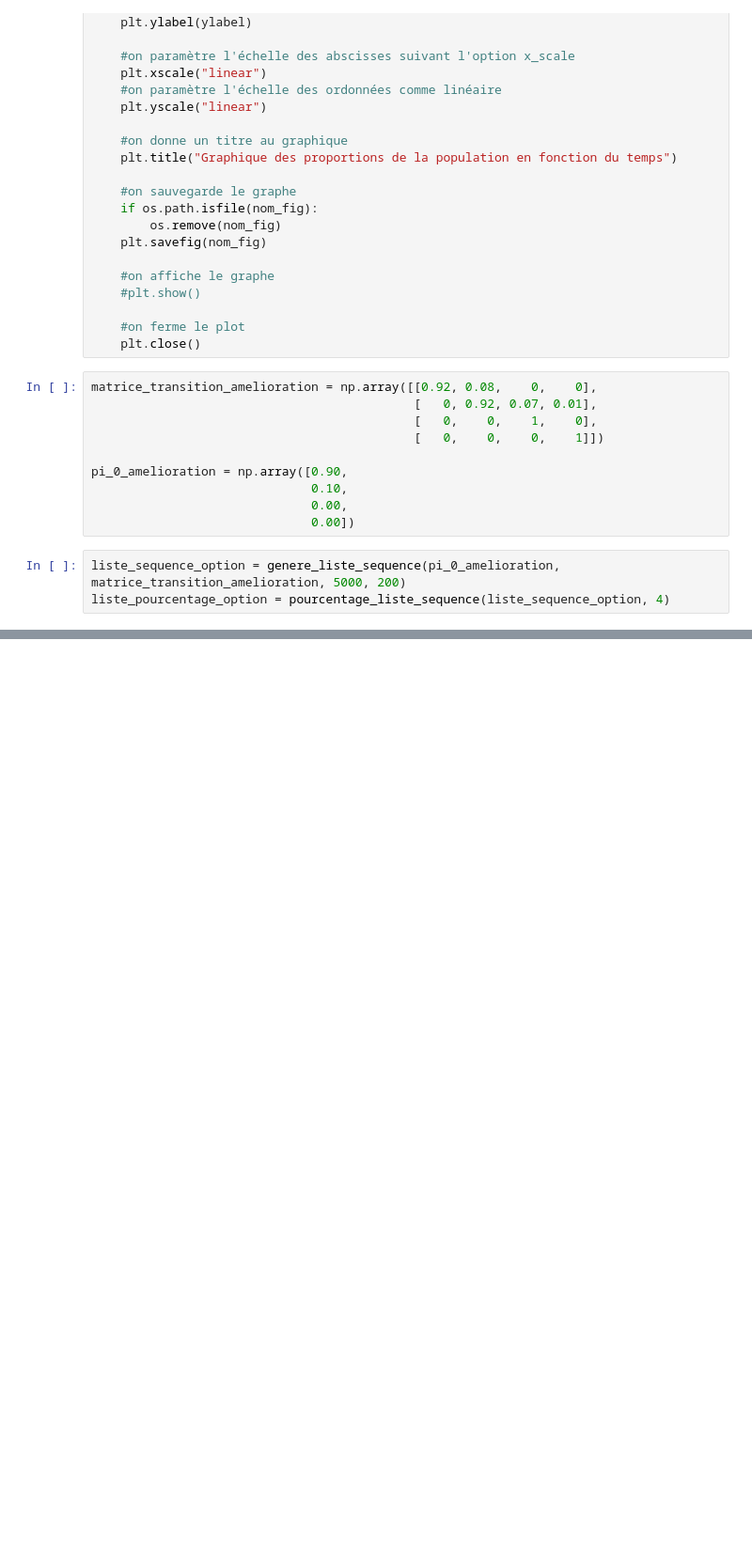
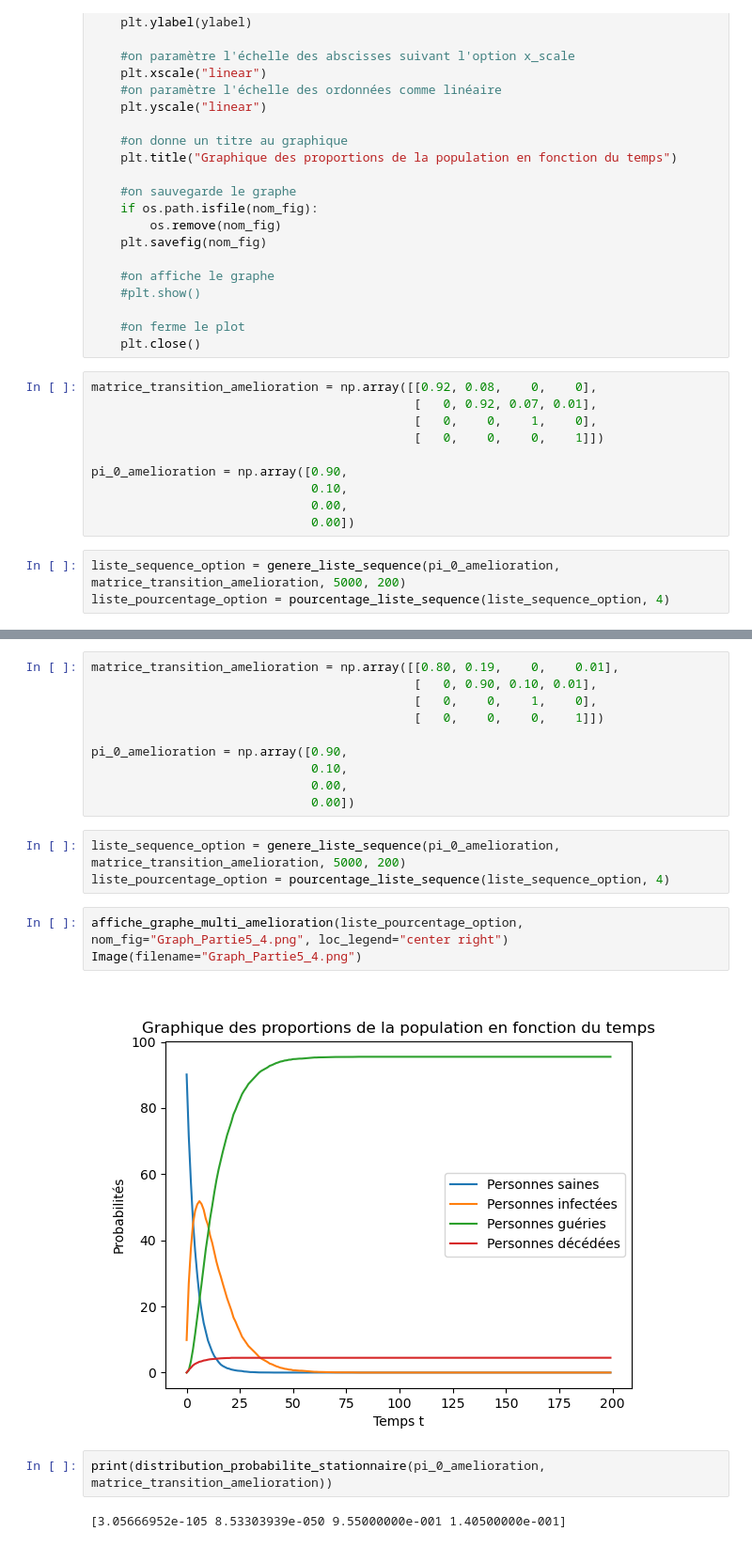
Before and after one commit to Lolikyu/Projet-3-LU3IN005-Stats, a Jupyter notebook: Rapport Projet 3 - YAZID MARSELOO.ipynb, the cells around one changed output, grey strips where cells are left out. Shown at 94% size. Saved outputs shown, nothing was run; the diff lists cells and outputs as text; blank space fills up the shorter version.

```diff
--- a/Rapport Projet 3 - YAZID MARSELOO.ipynb
+++ b/Rapport Projet 3 - YAZID MARSELOO.ipynb
@@ -1855,0 +1810,22 @@ Image(filename="Graph_Partie5.png")
+# %%
+matrice_transition_amelioration = np.array([[0.80, 0.19,    0,    0.01],
+                                            [   0, 0.90, 0.10, 0.01],
+                                            [   0,    0,    1,    0],
+                                            [   0,    0,    0,    1]])
+
+pi_0_amelioration = np.array([0.90,
+                              0.10,
+                              0.00,
+                              0.00])
+# %%
+liste_sequence_option = genere_liste_sequence(pi_0_amelioration, matrice_transition_amelioration, 5000, 200)
+liste_pourcentage_option = pourcentage_liste_sequence(liste_sequence_option, 4)
+# %%
+affiche_graphe_multi_amelioration(liste_pourcentage_option, nom_fig="Graph_Partie5_4.png", loc_legend="center right")
+Image(filename="Graph_Partie5_4.png")
+# %% [output]
+[figure, added]
+# %%
+print(distribution_probabilite_stationnaire(pi_0_amelioration, matrice_transition_amelioration))
+# %% [output]
+[3.05666952e-105 8.53303939e-050 9.55000000e-001 1.40500000e-001]
```
Also changed, not shown: parts of 29 cells of this notebook.
